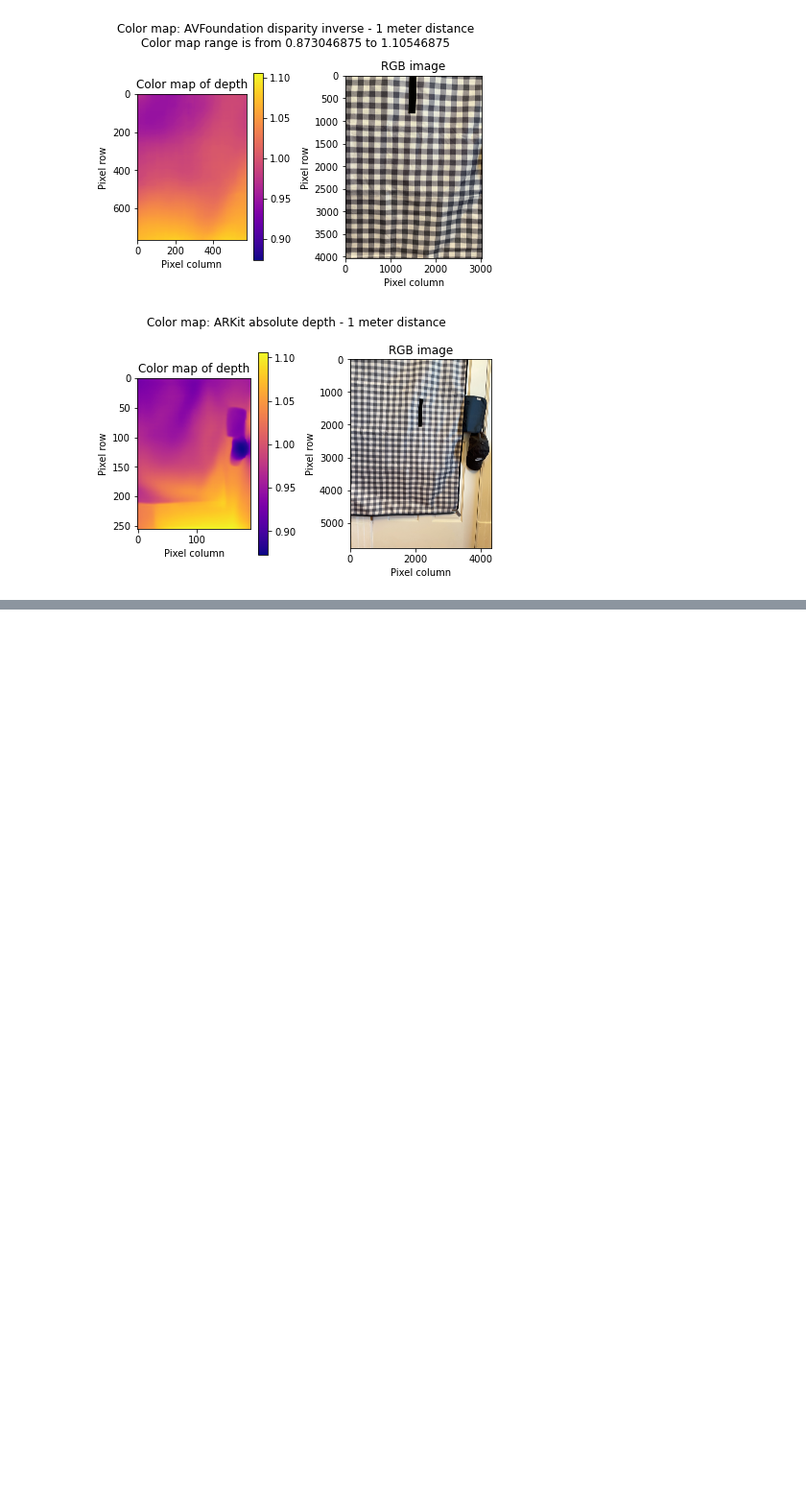
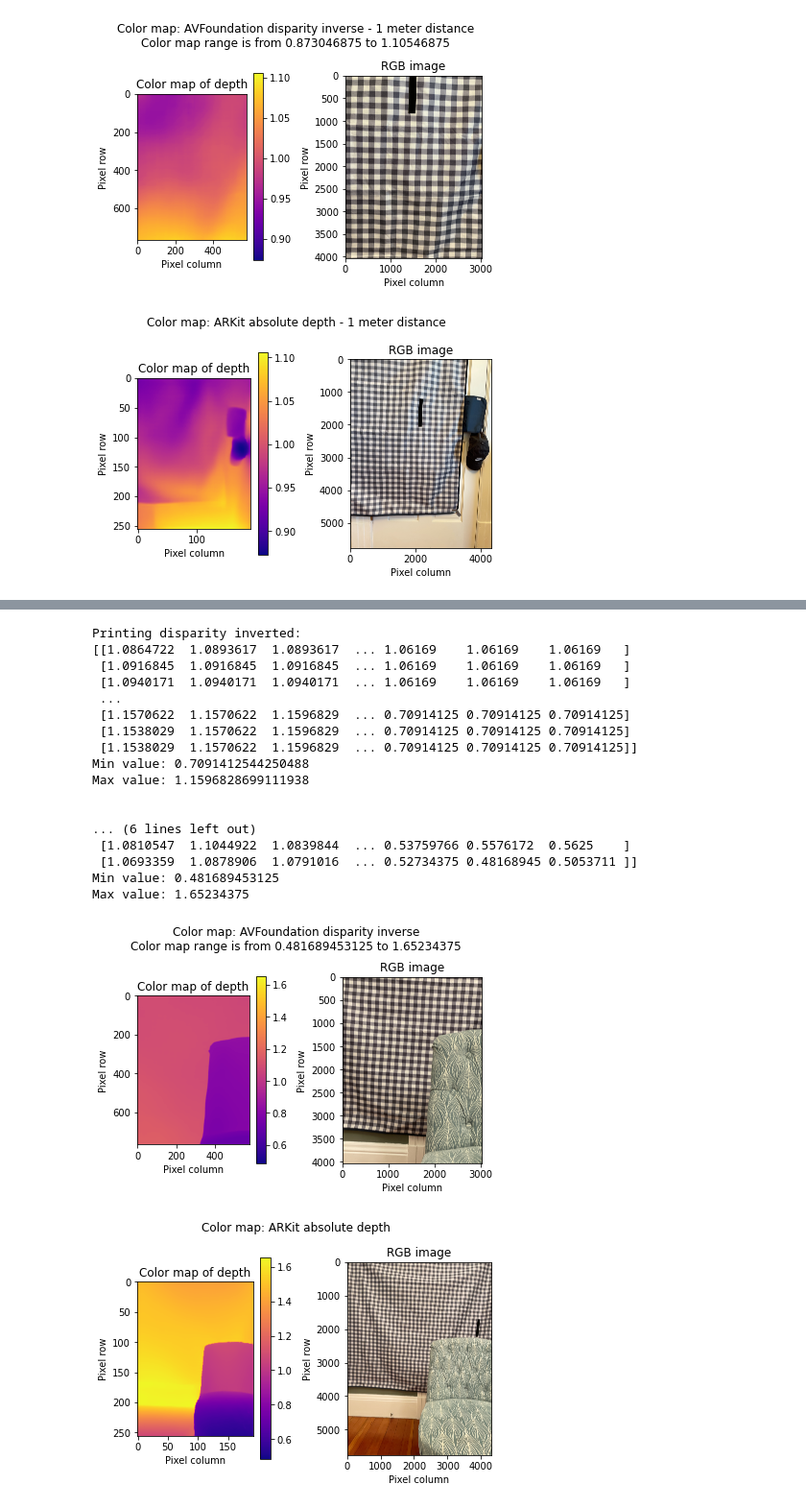
Before and after one commit to pangers/DepthComparison, a Jupyter notebook: Depth Comparison.ipynb, the cells around one changed output, grey strips where cells are left out. Shown at 96% size. Saved outputs shown, nothing was run; the diff lists cells and outputs as text; code cells hidden in the pictures; blank space fills up the shorter version.

```diff
--- a/Depth Comparison.ipynb
+++ b/Depth Comparison.ipynb
@@ -92,0 +126,33 @@ Max value: 1.10546875
+# %%
+# Photo of flat wall 1.5 meters away with chair in scene
+# Observations:
+# Inverted AVFoundation disparity map definitely can pick up that the chair is closer, but the
+# The distance of the chair is similar in both AVFoundation and ARKit
+# However the distance of the background wall with AVFoundation is incorrect
+# ARKit is accurate
+plot_and_print_comparison(
+    'Photo9-1point5meterDistance-WithChair/AVFoundationDisparityInverted/photo9-disparitymap_inverted.npy',
+    'Photo9-1point5meterDistance-WithChair/AVFoundationDisparityInverted/photo9-disparityimage.jpeg',
+    'Photo9-1point5meterDistance-WithChair/ARKitAbsoluteDepth/photo9-absolutedepthmap.npy',
+    'Photo9-1point5meterDistance-WithChair/ARKitAbsoluteDepth/photo9-absolute_image.jpeg',
+)
+# %% [output]
+Printing disparity inverted:
+[[1.0864722  1.0893617  1.0893617  ... 1.06169    1.06169    1.06169   ]
+ [1.0916845  1.0916845  1.0916845  ... 1.06169    1.06169    1.06169   ]
+ [1.0940171  1.0940171  1.0940171  ... 1.06169    1.06169    1.06169   ]
+ ...
+ [1.1570622  1.1570622  1.1596829  ... 0.70914125 0.70914125 0.70914125]
+ [1.1538029  1.1570622  1.1596829  ... 0.70914125 0.70914125 0.70914125]
+ [1.1538029  1.1570622  1.1596829  ... 0.70914125 0.70914125 0.70914125]]
+Min value: 0.7091412544250488
+Max value: 1.1596828699111938
+
+
+... (6 lines left out)
+ [1.0810547  1.1044922  1.0839844  ... 0.53759766 0.5576172  0.5625    ]
+ [1.0693359  1.0878906  1.0791016  ... 0.52734375 0.48168945 0.5053711 ]]
+Min value: 0.481689453125
+Max value: 1.65234375
+[figure, added]
+[figure, added]
```
Also changed, not shown: parts of 12 cells of this notebook, 51 other files.
